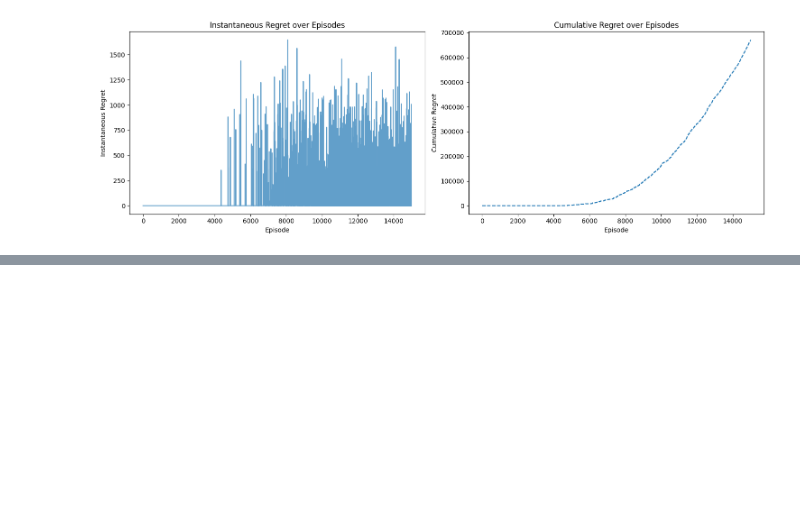
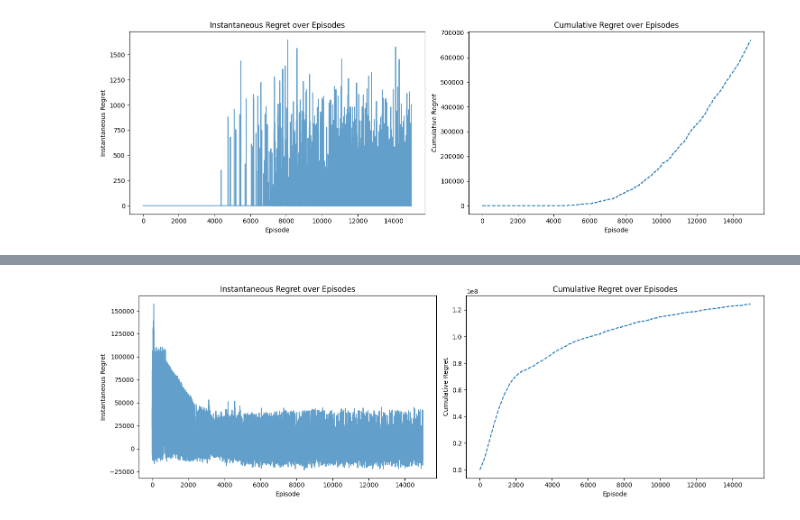
Before and after one commit to TomatoChocolate12/tabular-RL-project, a Jupyter notebook: mc.ipynb, the cells around one changed output, grey strips where cells are left out. Cells and saved outputs as stored; diff of their text form; code cells hidden in the pictures; blank space fills up the shorter version.

Commit message:
Added another method for regret calculation

```diff
--- a/mc.ipynb
+++ b/mc.ipynb
@@ -1586,0 +1589,100 @@ plt.show()
+# %%
+import numpy as np
+import matplotlib.pyplot as plt
+
+# Parameters
+T = 100  # Finite horizon
+a, b = 2, 5  # Holding and backlog cost rates
+p = 3  # Procurement cost per unit
+U = 10  # Maximum procurement
+num_episodes = 15000  # Number of Monte Carlo simulations
+discount = 1.0  # No discounting
+min_inventory, max_inventory = -200, 200
+
+def sample_demand():
+    return np.random.randint(0, 11)
+
+def holding_cost(x):
+    return a * x if x >= 0 else -b * x
+
+# Initialize policy arbitrarily
+policy = np.random.randint(0, U+1, size=(T+1, 401))  # (time, stock levels from -200 to 200)
+Q = np.zeros((T+1, 401, U+1))  # (time, stock levels, procurement actions)
+returns = [[[] for _ in range(401)] for _ in range(T+1)]
+
+# Track G values for each episode and corresponding starting state
+G_values = []
+starting_states = []
+
+# Monte Carlo Control Algorithm with Exploring Starts
+for episode in range(num_episodes):
+    X = np.zeros(T+1, dtype=int)
+    U_values = np.zeros(T, dtype=int)
+    W = np.zeros(T, dtype=int)
+    rewards = np.zeros(T, dtype=float)
+
+    # Start with a random state
+    X[0] = np.random.randint(-200, 201)
+    starting_states.append(X[0])  # Save the starting state
+    U_values[0] = np.random.randint(0, U+1)
+
+    for t in range(T):
+        state_idx = np.clip(X[t] + 200, 0, 400)
+        if t > 0:
+            U_values[t] = policy[t, state_idx]
+        W[t] = sample_demand()
+        X[t+1] = X[t] + U_values[t] - W[t]
+        rewards[t] = holding_cost(X[t+1]) + p * U_values[t]
+
+    # Compute return G
+    G = 0
+    for t in reversed(range(T)):
+        G = rewards[t] + G
+        state_idx = np.clip(X[t] + 200, 0, 400)
+        returns[t][state_idx].append(G)
+        Q[t, state_idx, U_values[t]] = np.mean(returns[t][state_idx])
+        policy[t, state_idx] = np.argmin(Q[t, state_idx])
+
+    G_values.append(G)  # Save the G value for this episode
+
+# Compute optimal value function for all states at t=0
+optimal_values = np.zeros(401)
+for state_idx in range(401):
+    optimal_values[state_idx] = np.min(Q[0, state_idx, :])
+
+# Compute regret
+instantaneous_regret = []
+cumulative_regret = []
+cumulative_sum = 0
+
+for episode in range(num_episodes):
+    start_state = starting_states[episode]
+    state_idx = np.clip(start_state + 200, 0, 400)
+    optimal_value = optimal_values[state_idx]
+
+    regret = -optimal_value + G_values[episode]
+    instantaneous_regret.append(regret)
+
+    cumulative_sum += regret
+    cumulative_regret.append(cumulative_sum)
+
+# Create a figure with two subplots
+fig, axs = plt.subplots(1, 2, figsize=(15, 5))
+
+# Plot instantaneous regret on the first subplot
+axs[0].plot(range(num_episodes), instantaneous_regret, alpha=0.7)
+axs[0].set_xlabel("Episode")
+axs[0].set_ylabel("Instantaneous Regret")
+axs[0].set_title("Instantaneous Regret over Episodes")
+
+# Plot cumulative regret on the second subplot
+axs[1].plot(range(num_episodes), cumulative_regret, linestyle='dashed')
+axs[1].set_xlabel("Episode")
+axs[1].set_ylabel("Cumulative Regret")
+axs[1].set_title("Cumulative Regret over Episodes")
+
+# Layout so plots do not overlap
+fig.tight_layout()
+plt.show()
+# %% [output]
+[figure, added]
```
Also changed, not shown: parts of 2 cells of this notebook.
